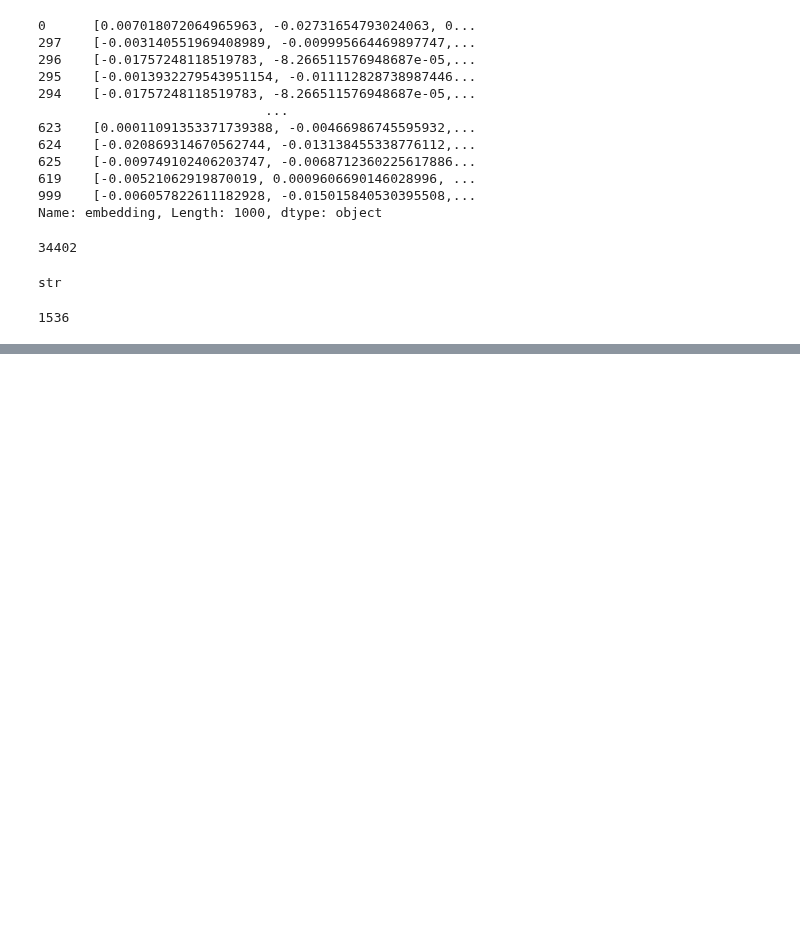
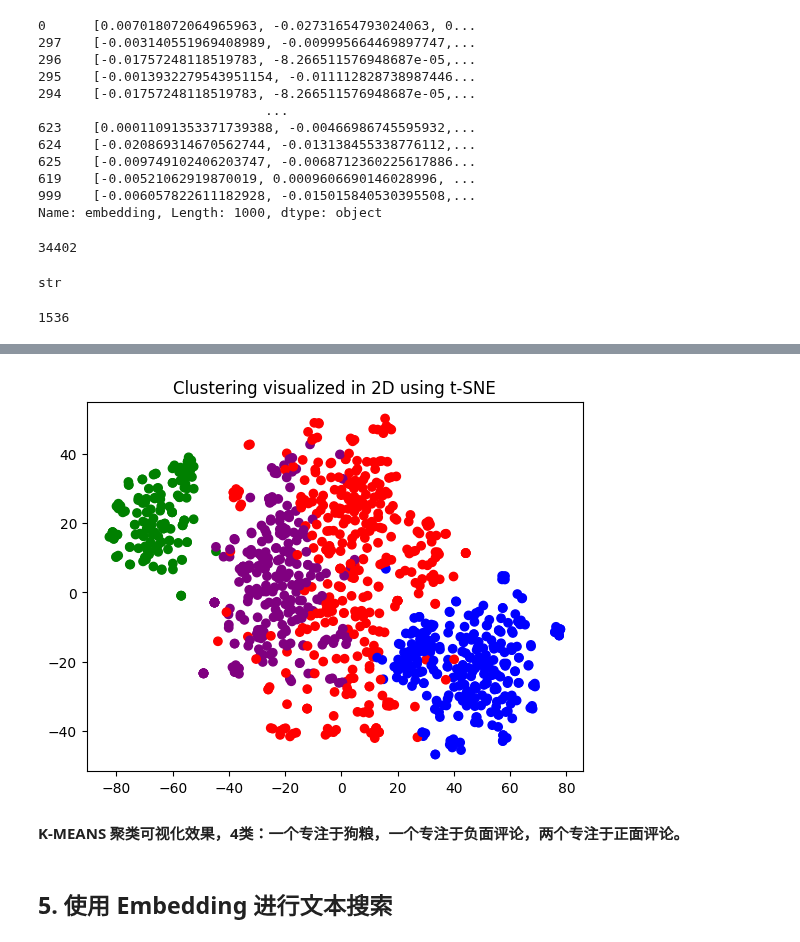
Before and after one commit to DjangoPeng/openai-quickstart, a Jupyter notebook: openai_api/embedding.ipynb, the cells around one changed output, grey strips where cells are left out. Cells and saved outputs as stored; diff of their text form; code cells hidden in the pictures; blank space fills up the shorter version.

Commit message:
complete the demo of embedding

```diff
--- a/openai_api/embedding.ipynb
+++ b/openai_api/embedding.ipynb
@@ -160,0 +186,3 @@ len(df_embeded["embedding_vec"][0])
+# %%
+# 将嵌入向量列表转换为二维 numpy 数组
+matrix = np.vstack(df_embeded['embedding_vec'].values)
@@ -160,0 +267,32 @@ len(df_embeded["embedding_vec"][0])
+# %%
+# 首先为每个聚类定义一个颜色。
+colors = ["red", "green", "blue", "purple"]
+
+# 然后，你可以使用 t-SNE 来降维数据。这里，我们只考虑 'embedding_vec' 列。
+tsne_model = TSNE(n_components=2, random_state=42)
+vis_data = tsne_model.fit_transform(matrix)
+
+# 现在，你可以从降维后的数据中获取 x 和 y 坐标。
+x = vis_data[:, 0]
+y = vis_data[:, 1]
+
+# 'Cluster' 列中的值将被用作颜色索引。
+color_indices = df_embeded['Cluster'].values
+
+# 创建一个基于预定义颜色的颜色映射对象
+colormap = matplotlib.colors.ListedColormap(colors)
+
+# 使用 matplotlib 创建散点图，其中颜色由颜色映射对象和颜色索引共同决定
+plt.scatter(x, y, c=color_indices, cmap=colormap)
+
+# 为图形添加标题
+plt.title("Clustering visualized in 2D using t-SNE")
+
+# 显示图形
+plt.show()
+# %% [output]
+[figure, added]
+# %% [markdown]
+**K-MEANS 聚类可视化效果，4类：一个专注于狗粮，一个专注于负面评论，两个专注于正面评论。**
+# %% [markdown]
+## 5. 使用 Embedding 进行文本搜索
```
Also changed, not shown: parts of 31 cells of this notebook, 1 other file.
